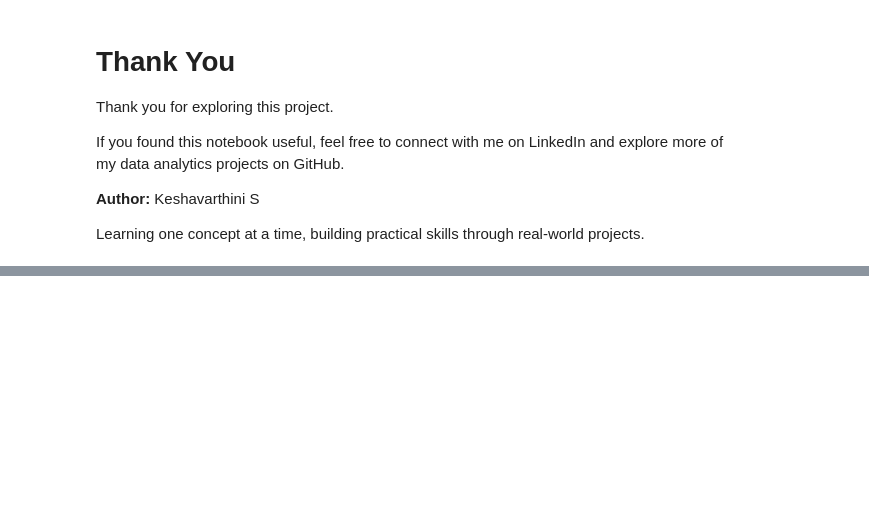
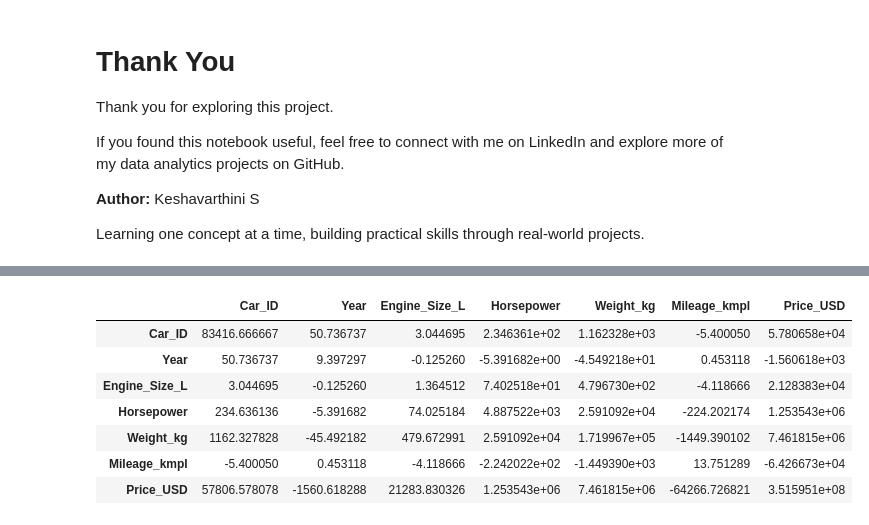
Before and after one commit to kesha072/car-specifications-analysis, a Jupyter notebook: car_analysis.ipynb, the cells around one changed output, grey strips where cells are left out. Drawn from its saved outputs; the diff is of its cells as text; code cells hidden in the pictures; blank space fills up the shorter version.

```diff
--- a/car_analysis.ipynb
+++ b/car_analysis.ipynb
@@ -338,0 +459,13 @@ Learning one concept at a time, building practical skills through real-world pro
+# %%
+covariance = numeric_df.cov()
+
+covariance
+# %% [output]
+|  | Car_ID | Year | Engine_Size_L | Horsepower | Weight_kg | Mileage_kmpl | Price_USD |
+| Car_ID | 83416.666667 | 50.736737 | 3.044695 | 2.346361e+02 | 1.162328e+03 | -5.400050 | 5.780658e+04 |
+| Year | 50.736737 | 9.397297 | -0.125260 | -5.391682e+00 | -4.549218e+01 | 0.453118 | -1.560618e+03 |
+| Engine_Size_L | 3.044695 | -0.125260 | 1.364512 | 7.402518e+01 | 4.796730e+02 | -4.118666 | 2.128383e+04 |
+| Horsepower | 234.636136 | -5.391682 | 74.025184 | 4.887522e+03 | 2.591092e+04 | -224.202174 | 1.253543e+06 |
+| Weight_kg | 1162.327828 | -45.492182 | 479.672991 | 2.591092e+04 | 1.719967e+05 | -1449.390102 | 7.461815e+06 |
+| Mileage_kmpl | -5.400050 | 0.453118 | -4.118666 | -2.242022e+02 | -1.449390e+03 | 13.751289 | -6.426673e+04 |
+| Price_USD | 57806.578078 | -1560.618288 | 21283.830326 | 1.253543e+06 | 7.461815e+06 | -64266.726821 | 3.515951e+08 |
```
Also changed, not shown: parts of 20 cells of this notebook.
